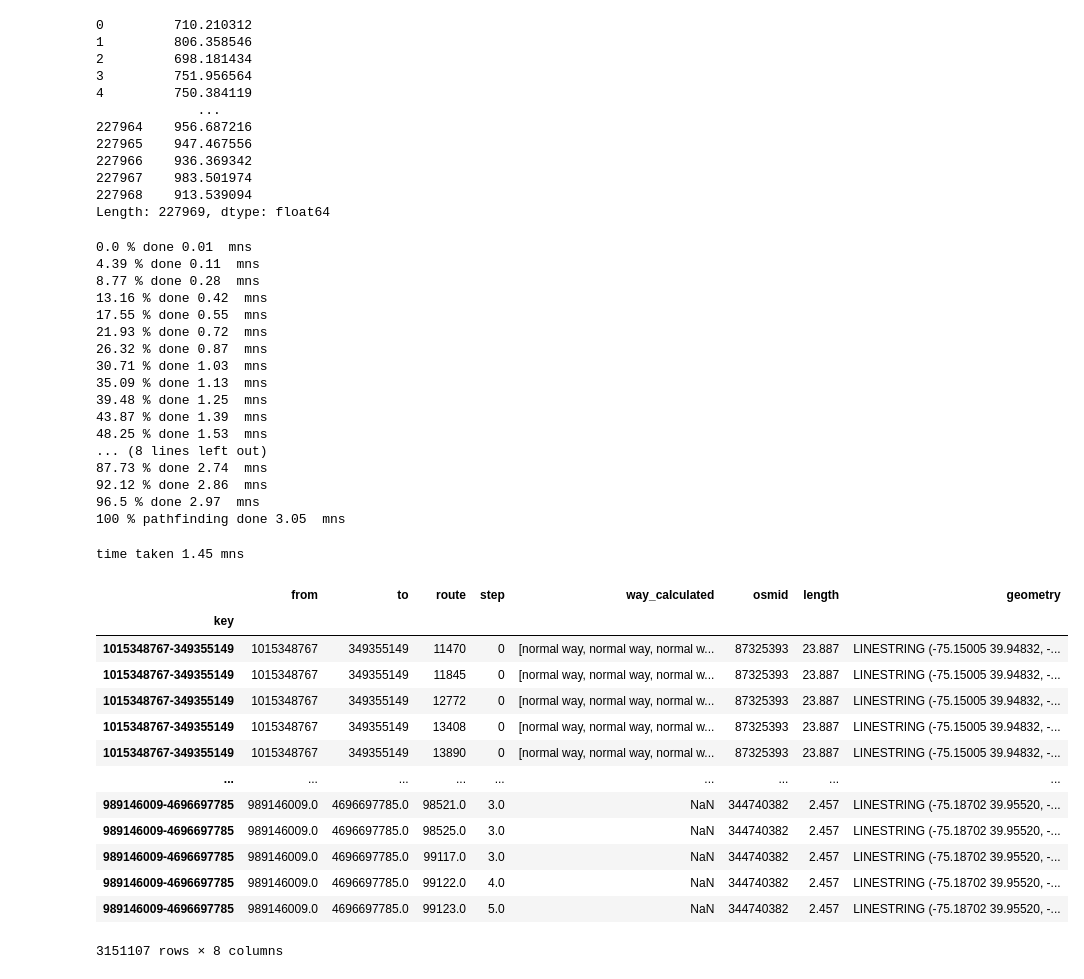
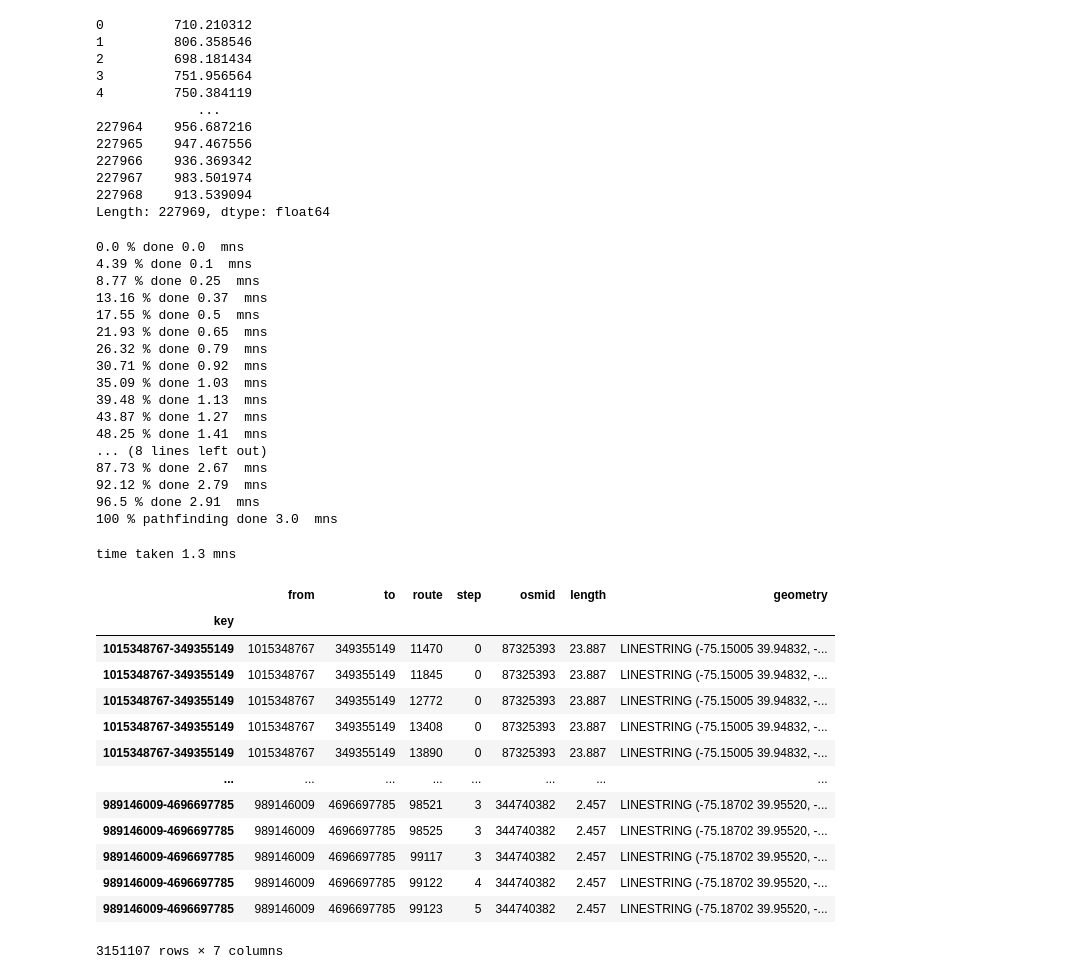
Before and after one commit to Bart-Breekveldt/Greenspace_accessibility, a Jupyter notebook: Entrance model 1000m threshold.ipynb, the cells around one changed output. Saved outputs shown, nothing was run; the diff lists cells and outputs as text; code cells hidden in the pictures.

```diff
--- a/Entrance model 1000m threshold.ipynb
+++ b/Entrance model 1000m threshold.ipynb
@@ -385,7 +392,7 @@ for i in range(len(gp_entry)):
         s_mat1.append(shortest_to)
         s_mat2.append(list(np.repeat(i, len(shortest))))
         s_mat3.append(list(np.arange(0, len(shortest))))
-        s_mat4.append(list(np.repeat('normal way', len(shortest))))
+        s_mat4.append('normal way')
 
     except:
         try:
@@ -397,7 +404,7 @@ for i in range(len(gp_entry)):
             s_mat1.append(shortest_to)
             s_mat2.append(list(np.repeat(i, len(shortest))))
             s_mat3.append(list(np.arange(0, len(shortest))))
-            s_mat4.append(list(np.repeat('reverse way', len(shortest))))
+            s_mat4.append('reverse way')
         except:
             try:
                 # Get the route to the nearest park node
@@ -411,7 +418,7 @@ for i in range(len(gp_entry)):
                 s_mat1.append(shortest_to)
                 s_mat2.append(list(np.repeat(i, len(shortest))))
                 s_mat3.append(list(np.arange(0, len(shortest))))
-                s_mat4.append(list(np.repeat('nearest node', len(shortest))))
+                s_mat4.append('nearest way')
             except:
                 # Print if none of the above three options gives any result
                 print('index',i,'no route possible between osmid',gridnode[i],'and',parknode[i])
@@ -420,63 +427,63 @@ for i in range(len(gp_entry)):
     if i % 10000 == 0: print(round(i/len(gp_entry)*100,2),'% done', round((time.time() - start_time) / 60,2),' mns')
 print('100 % pathfinding done', round((time.time() - start_time) / 60,2),' mns')
 # %% [output]
-0.0 % done 0.01  mns
-4.39 % done 0.11  mns
-8.77 % done 0.28  mns
-13.16 % done 0.42  mns
-17.55 % done 0.55  mns
-21.93 % done 0.72  mns
-26.32 % done 0.87  mns
-30.71 % done 1.03  mns
-35.09 % done 1.13  mns
-39.48 % done 1.25  mns
-43.87 % done 1.39  mns
-48.25 % done 1.53  mns
+0.0 % done 0.0  mns
+4.39 % done 0.1  mns
+8.77 % done 0.25  mns
+13.16 % done 0.37  mns
+17.55 % done 0.5  mns
+21.93 % done 0.65  mns
+26.32 % done 0.79  mns
+30.71 % done 0.92  mns
+35.09 % done 1.03  mns
+39.48 % done 1.13  mns
+43.87 % done 1.27  mns
+48.25 % done 1.41  mns
 ... (8 lines left out)
-87.73 % done 2.74  mns
-92.12 % done 2.86  mns
-96.5 % done 2.97  mns
-100 % pathfinding done 3.05  mns
+87.73 % done 2.67  mns
+92.12 % done 2.79  mns
+96.5 % done 2.91  mns
+100 % pathfinding done 3.0  mns
 # %%
 start_time = time.time()
 # Unpack lists and add them in a dataframe
 s_mat_u = [i for b in map(lambda x:[x] if not isinstance(x, list) else x, s_mat) for i in b]
 s_mat_u1 = [i for b in map(lambda x:[x] if not isinstance(x, list) else x, s_mat1) for i in b]
 s_mat_u2 = [i for b in map(lambda x:[x] if not isinstance(x, list) else x, s_mat2) for i in b]
 s_mat_u3 = [i for b in map(lambda x:[x] if not isinstance(x, list) else x, s_mat3) for i in b]
 
-routes = pd.DataFrame([s_mat_u,s_mat_u1,s_mat_u2,s_mat_u3,s_mat4]).transpose()
+routes = pd.DataFrame([s_mat_u,s_mat_u1,s_mat_u2,s_mat_u3]).transpose()
 
 # Format df
-routes.columns = ['from','to','route','step','way_calculated']
+routes.columns = ['from','to','route','step']
 mat_key = list([])
 for i in range(len(routes)):
     mat_key.append(str(int(s_mat_u[i])) + '-' + str(int(s_mat_u1[i])))
 routes['key'] = mat_key
 routes = routes.set_index('key')
 
 # Add route information
 routes = routes.join(road_conn, how = 'left')
 routes = gpd.GeoDataFrame(routes, geometry = 'geometry', crs = 4326)
 routes.sort_values(by = ['route','step'])
 print('time taken', round((time.time() - start_time) / 60,2), 'mns')
 routes
 # %% [output]
-time taken 1.45 mns
+time taken 1.3 mns
-|  | from | to | route | step | way_calculated | osmid | length | geometry |
-| key |  |  |  |  |  |  |  |  |
-| 1015348767-349355149 | 1015348767 | 349355149 | 11470 | 0 | [normal way, normal way, normal w... | 87325393 | 23.887 | LINESTRING (-75.15005 39.94832, -... |
-| 1015348767-349355149 | 1015348767 | 349355149 | 11845 | 0 | [normal way, normal way, normal w... | 87325393 | 23.887 | LINESTRING (-75.15005 39.94832, -... |
-| 1015348767-349355149 | 1015348767 | 349355149 | 12772 | 0 | [normal way, normal way, normal w... | 87325393 | 23.887 | LINESTRING (-75.15005 39.94832, -... |
-| 1015348767-349355149 | 1015348767 | 349355149 | 13408 | 0 | [normal way, normal way, normal w... | 87325393 | 23.887 | LINESTRING (-75.15005 39.94832, -... |
-| 1015348767-349355149 | 1015348767 | 349355149 | 13890 | 0 | [normal way, normal way, normal w... | 87325393 | 23.887 | LINESTRING (-75.15005 39.94832, -... |
-| ... | ... | ... | ... | ... | ... | ... | ... | ... |
-| 989146009-4696697785 | 989146009.0 | 4696697785.0 | 98521.0 | 3.0 | NaN | 344740382 | 2.457 | LINESTRING (-75.18702 39.95520, -... |
-| 989146009-4696697785 | 989146009.0 | 4696697785.0 | 98525.0 | 3.0 | NaN | 344740382 | 2.457 | LINESTRING (-75.18702 39.95520, -... |
-| 989146009-4696697785 | 989146009.0 | 4696697785.0 | 99117.0 | 3.0 | NaN | 344740382 | 2.457 | LINESTRING (-75.18702 39.95520, -... |
-| 989146009-4696697785 | 989146009.0 | 4696697785.0 | 99122.0 | 4.0 | NaN | 344740382 | 2.457 | LINESTRING (-75.18702 39.95520, -... |
-| 989146009-4696697785 | 989146009.0 | 4696697785.0 | 99123.0 | 5.0 | NaN | 344740382 | 2.457 | LINESTRING (-75.18702 39.95520, -... |
+|  | from | to | route | step | osmid | length | geometry |
+| key |  |  |  |  |  |  |  |
+| 1015348767-349355149 | 1015348767 | 349355149 | 11470 | 0 | 87325393 | 23.887 | LINESTRING (-75.15005 39.94832, -... |
+| 1015348767-349355149 | 1015348767 | 349355149 | 11845 | 0 | 87325393 | 23.887 | LINESTRING (-75.15005 39.94832, -... |
+| 1015348767-349355149 | 1015348767 | 349355149 | 12772 | 0 | 87325393 | 23.887 | LINESTRING (-75.15005 39.94832, -... |
+| 1015348767-349355149 | 1015348767 | 349355149 | 13408 | 0 | 87325393 | 23.887 | LINESTRING (-75.15005 39.94832, -... |
+| 1015348767-349355149 | 1015348767 | 349355149 | 13890 | 0 | 87325393 | 23.887 | LINESTRING (-75.15005 39.94832, -... |
+| ... | ... | ... | ... | ... | ... | ... | ... |
+| 989146009-4696697785 | 989146009 | 4696697785 | 98521 | 3 | 344740382 | 2.457 | LINESTRING (-75.18702 39.95520, -... |
+| 989146009-4696697785 | 989146009 | 4696697785 | 98525 | 3 | 344740382 | 2.457 | LINESTRING (-75.18702 39.95520, -... |
+| 989146009-4696697785 | 989146009 | 4696697785 | 99117 | 3 | 344740382 | 2.457 | LINESTRING (-75.18702 39.95520, -... |
+| 989146009-4696697785 | 989146009 | 4696697785 | 99122 | 4 | 344740382 | 2.457 | LINESTRING (-75.18702 39.95520, -... |
+| 989146009-4696697785 | 989146009 | 4696697785 | 99123 | 5 | 344740382 | 2.457 | LINESTRING (-75.18702 39.95520, -... |
-3151107 rows × 8 columns
+3151107 rows × 7 columns
 # %%
 start_time = time.time()
 # get single (dissolved) line per route, attach information.
```
Also changed, not shown: parts of 13 cells of this notebook.
